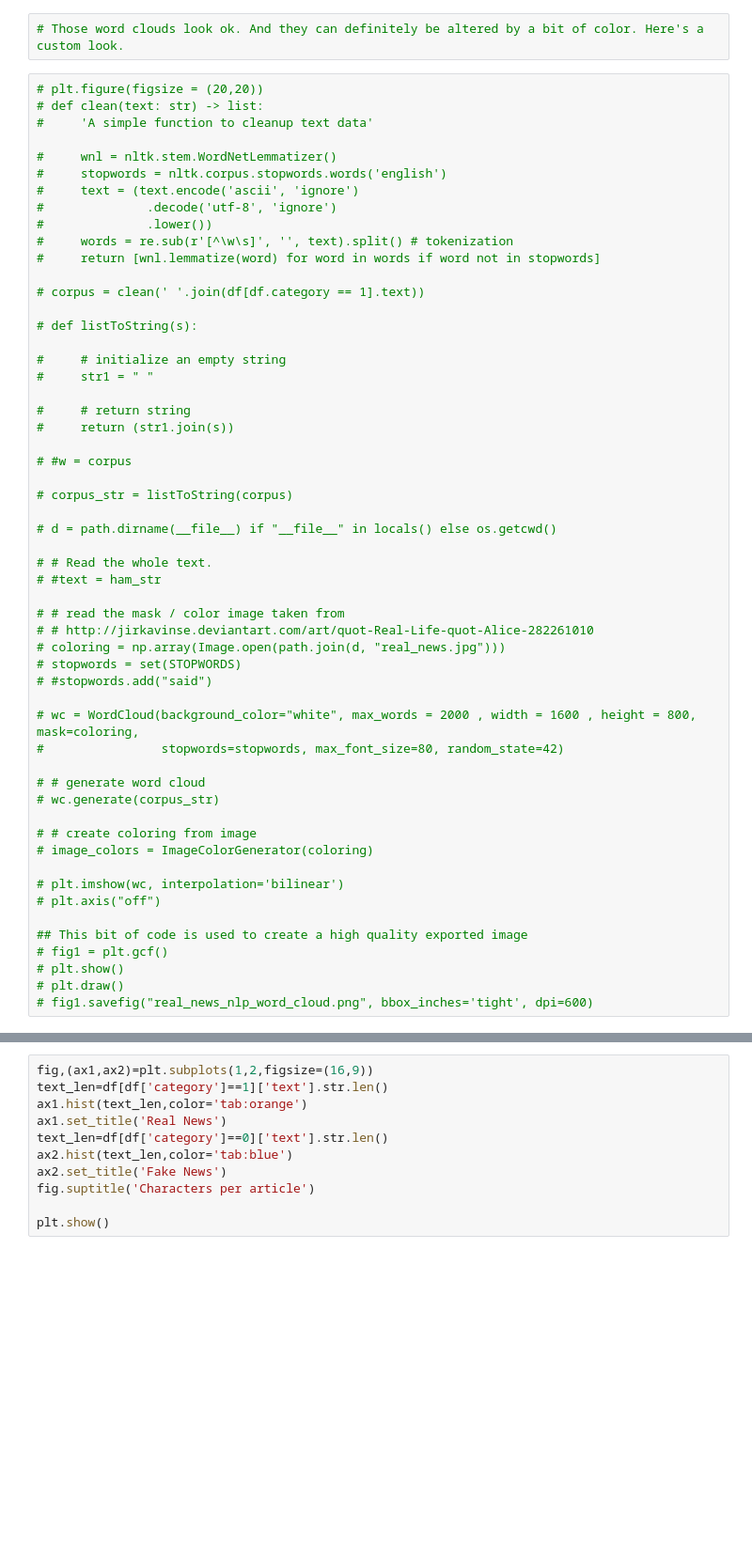
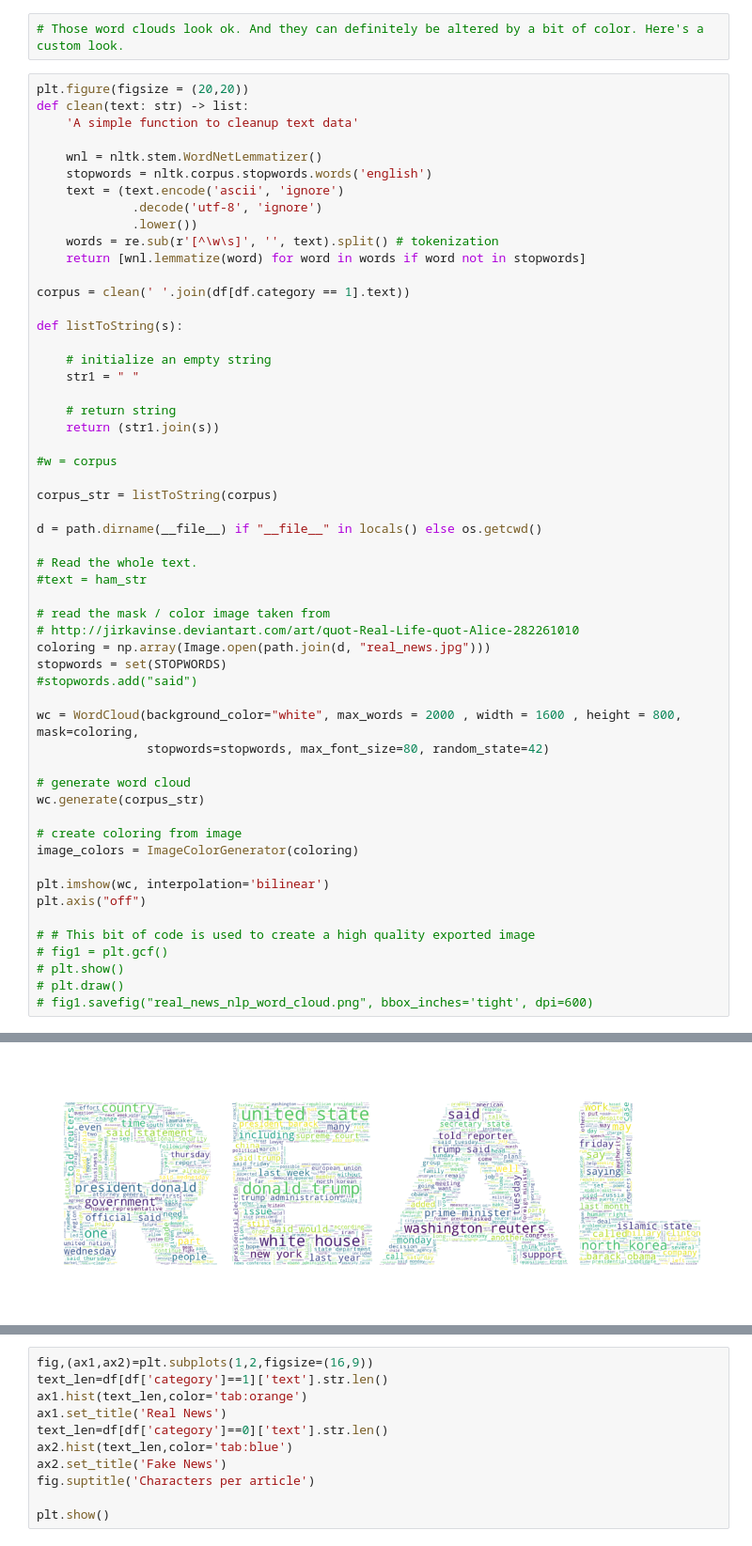
Before and after one commit to chasethompson/fake-news-nlp, a Jupyter notebook: Untitled.ipynb, the cells around one changed output, grey strips where cells are left out. Shown at 94% size. Cells and saved outputs as stored; diff of their text form; blank space fills up the shorter version.

```diff
--- a/Untitled.ipynb
+++ b/Untitled.ipynb
@@ -248,57 +248,58 @@ plt.imshow(wc , interpolation = 'bilinear')
 # %%
 # Those word clouds look ok. And they can definitely be altered by a bit of color. Here's a custom look.
 # %%
-# plt.figure(figsize = (20,20))
-# def clean(text: str) -> list:
-#     'A simple function to cleanup text data'
+plt.figure(figsize = (20,20))
+def clean(text: str) -> list:
+    'A simple function to cleanup text data'
 
-#     wnl = nltk.stem.WordNetLemmatizer()
-#     stopwords = nltk.corpus.stopwords.words('english')
-#     text = (text.encode('ascii', 'ignore')
-#              .decode('utf-8', 'ignore')
-#              .lower())
-#     words = re.sub(r'[^\w\s]', '', text).split() # tokenization
-#     return [wnl.lemmatize(word) for word in words if word not in stopwords]
+    wnl = nltk.stem.WordNetLemmatizer()
+    stopwords = nltk.corpus.stopwords.words('english')
+    text = (text.encode('ascii', 'ignore')
+             .decode('utf-8', 'ignore')
+             .lower())
+    words = re.sub(r'[^\w\s]', '', text).split() # tokenization
+    return [wnl.lemmatize(word) for word in words if word not in stopwords]
 
-# corpus = clean(' '.join(df[df.category == 1].text))
+corpus = clean(' '.join(df[df.category == 1].text))
 
-# def listToString(s):
+def listToString(s):
 
-#     # initialize an empty string
-#     str1 = " "
+    # initialize an empty string
+    str1 = " "
 
-#     # return string
-#     return (str1.join(s))
+    # return string
+    return (str1.join(s))
 
-# #w = corpus
+#w = corpus
 
-# corpus_str = listToString(corpus)
+corpus_str = listToString(corpus)
 
-# d = path.dirname(__file__) if "__file__" in locals() else os.getcwd()
+d = path.dirname(__file__) if "__file__" in locals() else os.getcwd()
 
-# # Read the whole text.
-# #text = ham_str
+# Read the whole text.
+#text = ham_str
 
-# # read the mask / color image taken from
-# # http://jirkavinse.deviantart.com/art/quot-Real-Life-quot-Alice-282261010
-# coloring = np.array(Image.open(path.join(d, "real_news.jpg")))
-# stopwords = set(STOPWORDS)
-# #stopwords.add("said")
+# read the mask / color image taken from
+# http://jirkavinse.deviantart.com/art/quot-Real-Life-quot-Alice-282261010
+coloring = np.array(Image.open(path.join(d, "real_news.jpg")))
+stopwords = set(STOPWORDS)
+#stopwords.add("said")
 
-# wc = WordCloud(background_color="white", max_words = 2000 , width = 1600 , height = 800, mask=coloring,
-#                stopwords=stopwords, max_font_size=80, random_state=42)
+wc = WordCloud(background_color="white", max_words = 2000 , width = 1600 , height = 800, mask=coloring,
+               stopwords=stopwords, max_font_size=80, random_state=42)
 
-# # generate word cloud
-# wc.generate(corpus_str)
+# generate word cloud
+wc.generate(corpus_str)
 
-# # create coloring from image
-# image_colors = ImageColorGenerator(coloring)
+# create coloring from image
+image_colors = ImageColorGenerator(coloring)
 
-# plt.imshow(wc, interpolation='bilinear')
-# plt.axis("off")
+plt.imshow(wc, interpolation='bilinear')
+plt.axis("off")
 
-## This bit of code is used to create a high quality exported image
+# # This bit of code is used to create a high quality exported image
 # fig1 = plt.gcf()
 # plt.show()
 # plt.draw()
 # fig1.savefig("real_news_nlp_word_cloud.png", bbox_inches='tight', dpi=600)
+# %% [output]
@@ -305 +307,2 @@ plt.imshow(wc , interpolation = 'bilinear')
+[figure, added]
 # %%
```
Also changed, not shown: parts of 5 cells of this notebook.
